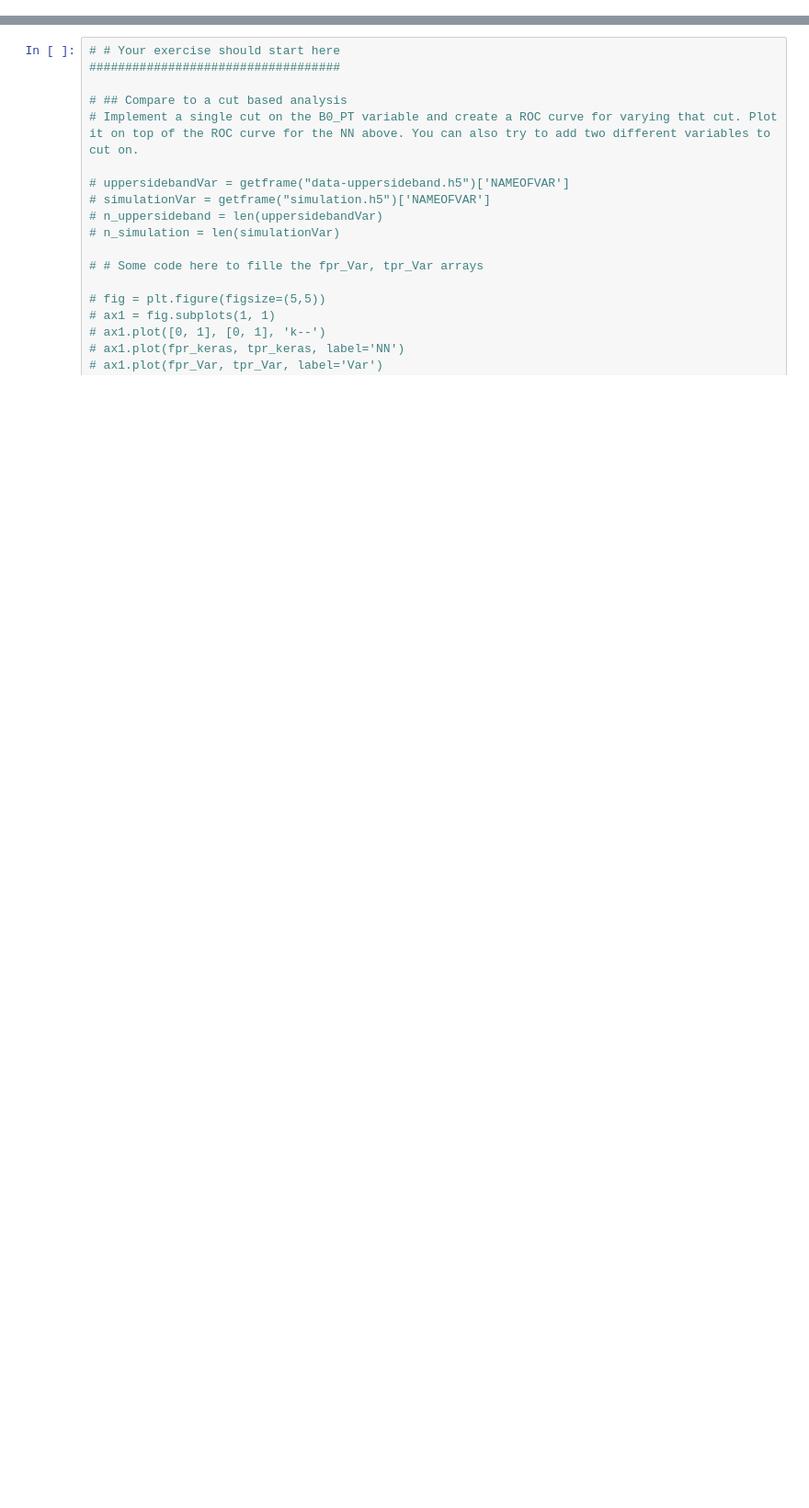
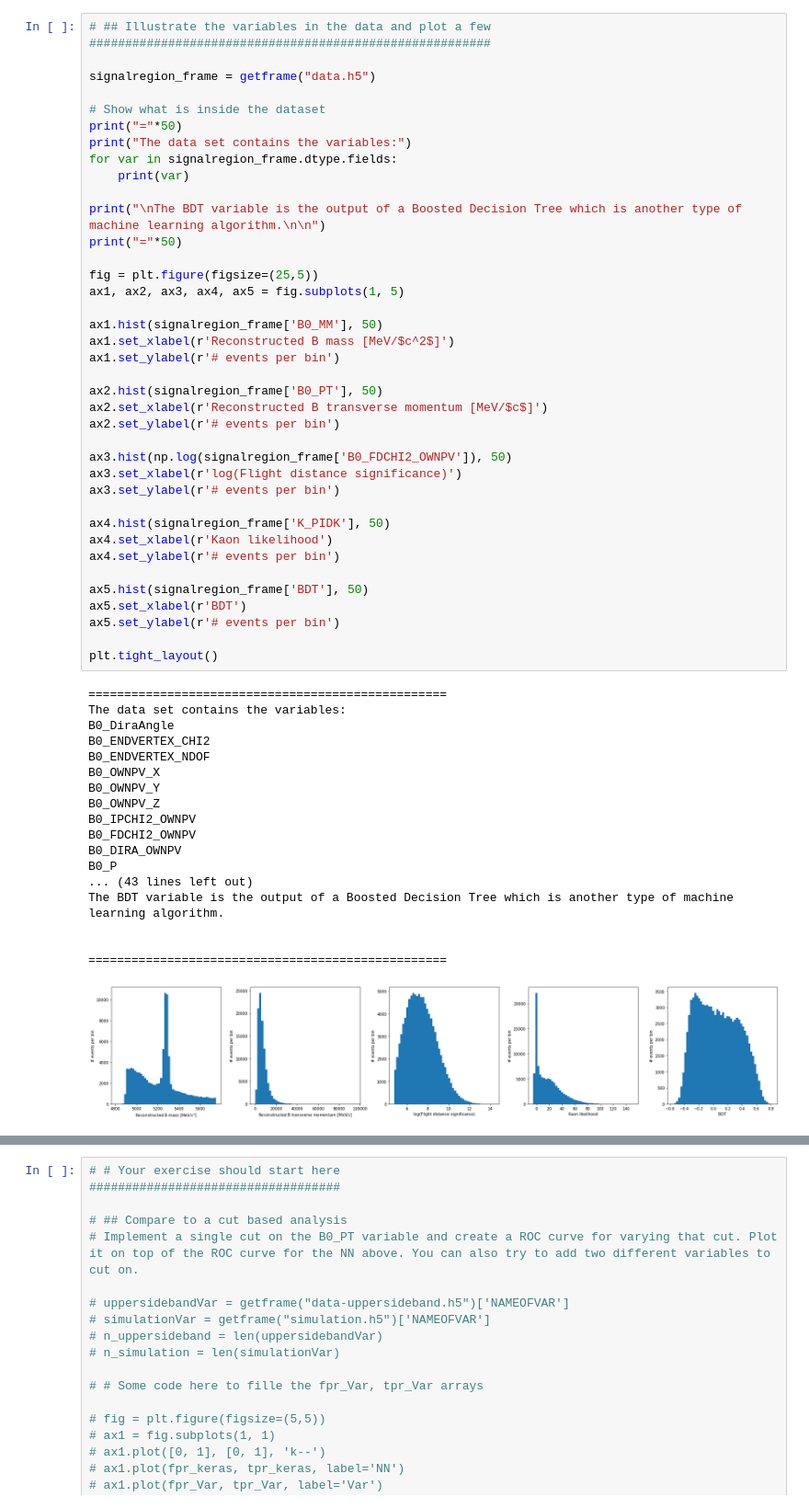
Before and after one commit to Monash-University-Physics-Astronomy/monashspa, a Jupyter notebook: monashspa/PHS3302/selection/selection.ipynb, the cells around one changed output, grey strips where cells are left out. Shown: that part at 92% size. Saved outputs shown, nothing was run; the diff lists cells and outputs as text; blank space fills up the shorter version.

```diff
--- a/monashspa/PHS3302/selection/selection.ipynb
+++ b/monashspa/PHS3302/selection/selection.ipynb
@@ -156,0 +44,58 @@ plt.show(block=False)
+# %%
+# ## Illustrate the variables in the data and plot a few
+########################################################
+
+signalregion_frame = getframe("data.h5")
+
+# Show what is inside the dataset
+print("="*50)
+print("The data set contains the variables:")
+for var in signalregion_frame.dtype.fields:
+    print(var)
+
+print("\nThe BDT variable is the output of a Boosted Decision Tree which is another type of machine learning algorithm.\n\n")
+print("="*50)
+
+fig = plt.figure(figsize=(25,5))
+ax1, ax2, ax3, ax4, ax5 = fig.subplots(1, 5)
+
+ax1.hist(signalregion_frame['B0_MM'], 50)
+ax1.set_xlabel(r'Reconstructed B mass [MeV/$c^2$]')
+ax1.set_ylabel(r'# events per bin')
+
+ax2.hist(signalregion_frame['B0_PT'], 50)
+ax2.set_xlabel(r'Reconstructed B transverse momentum [MeV/$c$]')
+ax2.set_ylabel(r'# events per bin')
+
+ax3.hist(np.log(signalregion_frame['B0_FDCHI2_OWNPV']), 50)
+ax3.set_xlabel(r'log(Flight distance significance)')
+ax3.set_ylabel(r'# events per bin')
+
+ax4.hist(signalregion_frame['K_PIDK'], 50)
+ax4.set_xlabel(r'Kaon likelihood')
+ax4.set_ylabel(r'# events per bin')
+
+ax5.hist(signalregion_frame['BDT'], 50)
+ax5.set_xlabel(r'BDT')
+ax5.set_ylabel(r'# events per bin')
+
+plt.tight_layout()
+# %% [output]
+==================================================
+The data set contains the variables:
+B0_DiraAngle
+B0_ENDVERTEX_CHI2
+B0_ENDVERTEX_NDOF
+B0_OWNPV_X
+B0_OWNPV_Y
+B0_OWNPV_Z
+B0_IPCHI2_OWNPV
+B0_FDCHI2_OWNPV
+B0_DIRA_OWNPV
+B0_P
+... (43 lines left out)
+The BDT variable is the output of a Boosted Decision Tree which is another type of machine learning algorithm.
+
+
+==================================================
+[figure, added]
```
Also changed, not shown: parts of 6 cells of this notebook, 5 other files.
